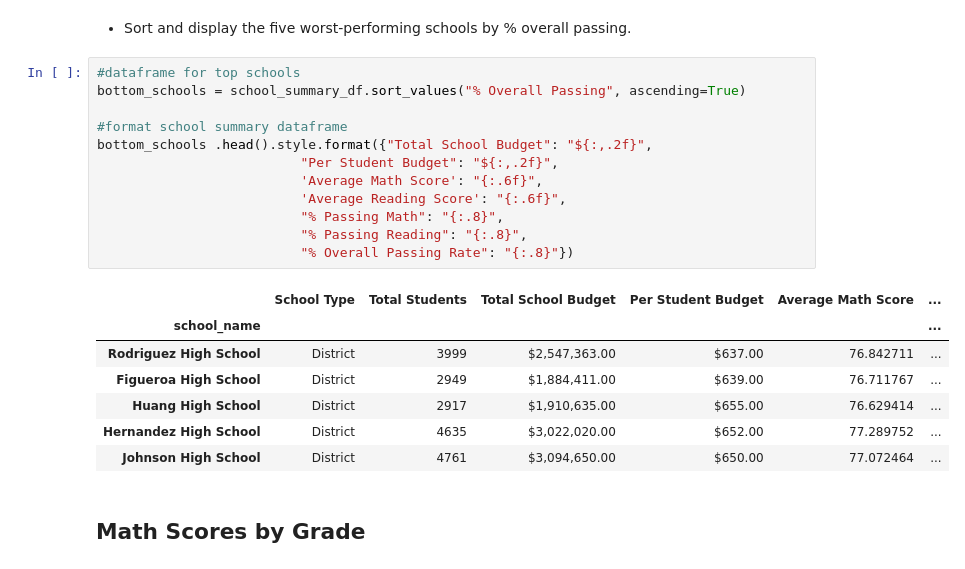
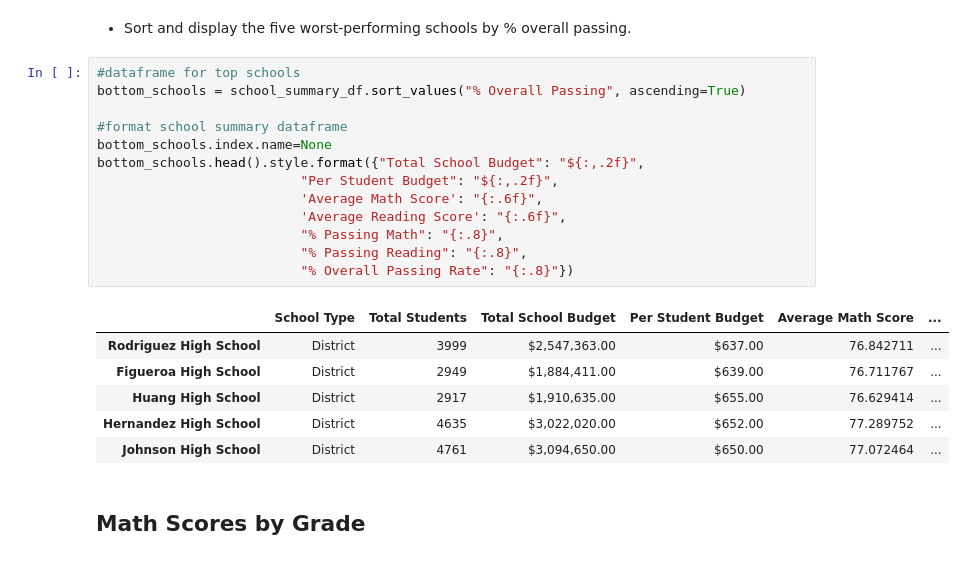
Before and after one commit to zarbin/pandas-challenge, a Jupyter notebook: PyCitySchools.ipynb, the cells around one changed output. Saved outputs shown, nothing was run; the diff lists cells and outputs as text.

```diff
--- a/PyCitySchools.ipynb
+++ b/PyCitySchools.ipynb
@@ -190,18 +190,18 @@ top_schools.head().style.format({"Total School Budget": "${:,.2f}",
 # %%
 #dataframe for top schools
 bottom_schools = school_summary_df.sort_values("% Overall Passing", ascending=True)
 
 #format school summary dataframe
-bottom_schools .head().style.format({"Total School Budget": "${:,.2f}",
+bottom_schools.index.name=None
+bottom_schools.head().style.format({"Total School Budget": "${:,.2f}",
                           "Per Student Budget": "${:,.2f}",
                           'Average Math Score': "{:.6f}",
                           'Average Reading Score': "{:.6f}",
                           "% Passing Math": "{:.8}",
                           "% Passing Reading": "{:.8}",
                           "% Overall Passing Rate": "{:.8}"})
 # %% [output]
 |  | School Type | Total Students | Total School Budget | Per Student Budget | Average Math Score | ... |
-| school_name |  |  |  |  |  | ... |
 | Rodriguez High School | District | 3999 | $2,547,363.00 | $637.00 | 76.842711 | ... |
 | Figueroa High School | District | 2949 | $1,884,411.00 | $639.00 | 76.711767 | ... |
 | Huang High School | District | 2917 | $1,910,635.00 | $655.00 | 76.629414 | ... |
```
Also changed, not shown: parts of 6 cells of this notebook.
